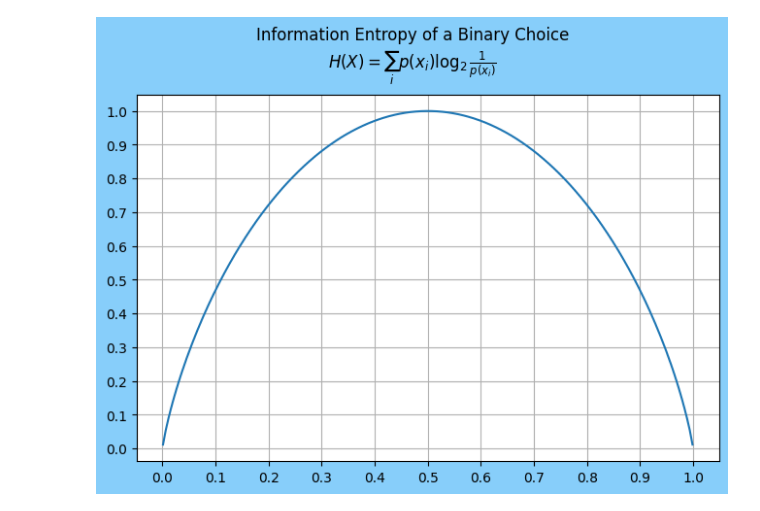
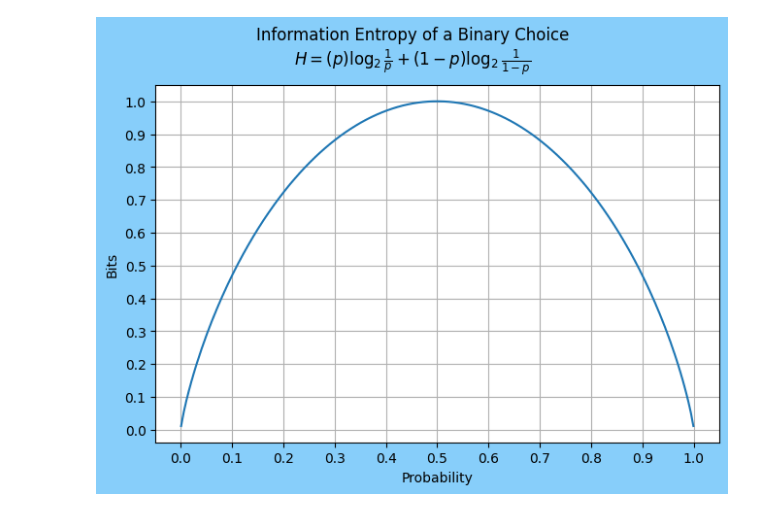
Before and after one commit to awaldis/ai-notes, a Jupyter notebook: plot_entropy.ipynb, the cells around one changed output. Saved outputs shown, nothing was run; the diff lists cells and outputs as text; code cells hidden in the pictures.

```diff
--- a/plot_entropy.ipynb
+++ b/plot_entropy.ipynb
@@ -22,14 +42,17 @@ plt.show()
 # %%
 x = np.linspace(0.001, 0.999, 200)
 entropy = x * np.log2(1/x) + (1-x) * np.log2(1/(1-x))
 
 fig, ax = plt.subplots(facecolor='lightskyblue',layout="constrained")
 fig.suptitle('Information Entropy of a Binary Choice\n' + \
-             r'$H(X) = \sum_{i} p(x_i) \log_2\frac{1}{p(x_i)}$')
+             r'$H = (p) \log_2\frac{1}{p} + (1-p) \log_2\frac{1}{1-p}$')
+
 ax.set_yticks(np.linspace(0, 1, 11))
 ax.set_xticks(np.linspace(0, 1, 11))
 ax.plot(x, entropy)
 plt.grid(True)
+plt.xlabel('Probability')
+plt.ylabel('Bits')
 plt.show()
 # %% [output]
-[figure, old version]
+[figure, new version]
```
Also changed, not shown: parts of 4 cells of this notebook.
